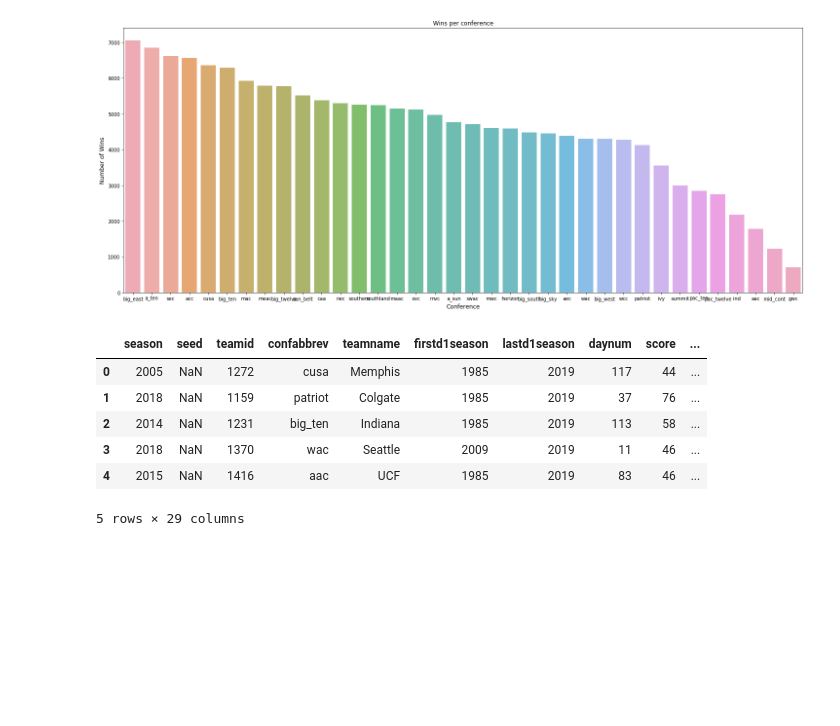
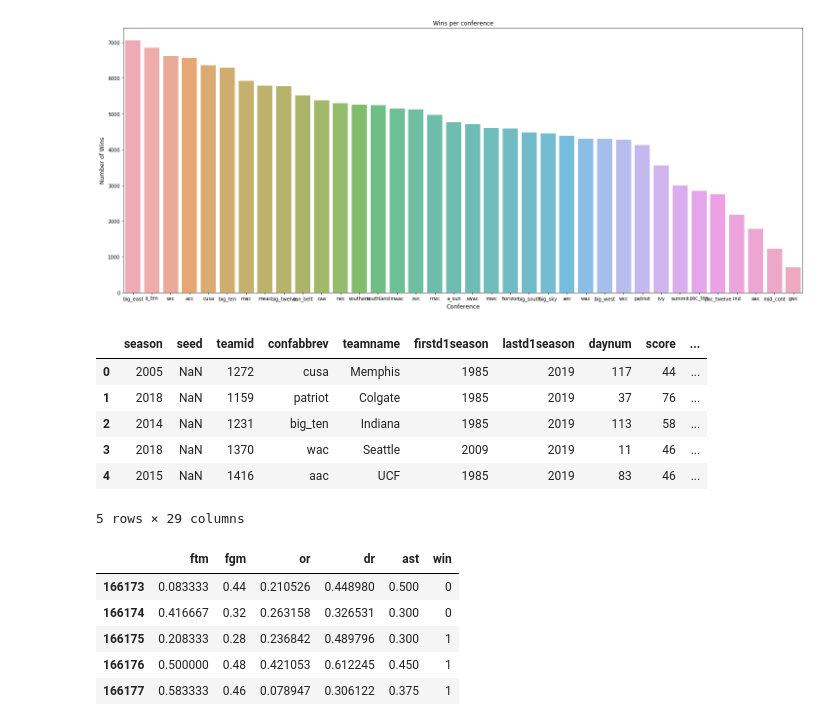
Before and after one commit to vivtalla/EECS_738_Final_Project, a Jupyter notebook: Notebooks/NeuralNetwork.ipynb, the cells around one changed output. Saved outputs shown, nothing was run; the diff lists cells and outputs as text; code cells hidden in the pictures; blank space fills up the shorter version.

```diff
--- a/Notebooks/NeuralNetwork.ipynb
+++ b/Notebooks/NeuralNetwork.ipynb
@@ -73,3 +73,14 @@ df_final.head()
 | 3 | 2018 | NaN | 1370 | wac | Seattle | 2009 | 2019 | 11 | 46 | ... |
 | 4 | 2015 | NaN | 1416 | aac | UCF | 1985 | 2019 | 83 | 46 | ... |
 5 rows × 29 columns
+# %%
+normalized_data = df_final[['ftm', 'fgm', 'or', 'dr', 'ast']].apply(lambda z: (z - z.min()) / (z.max() - z.min()))
+normalized_data['win'] = df_final['win']
+normalized_data.tail(5)
+# %% [output]
+|  | ftm | fgm | or | dr | ast | win |
+| 166173 | 0.083333 | 0.44 | 0.210526 | 0.448980 | 0.500 | 0 |
+| 166174 | 0.416667 | 0.32 | 0.263158 | 0.326531 | 0.300 | 0 |
+| 166175 | 0.208333 | 0.28 | 0.236842 | 0.489796 | 0.300 | 1 |
+| 166176 | 0.500000 | 0.48 | 0.421053 | 0.612245 | 0.450 | 1 |
+| 166177 | 0.583333 | 0.46 | 0.078947 | 0.306122 | 0.375 | 1 |
```
Also changed, not shown: parts of 4 cells of this notebook.
